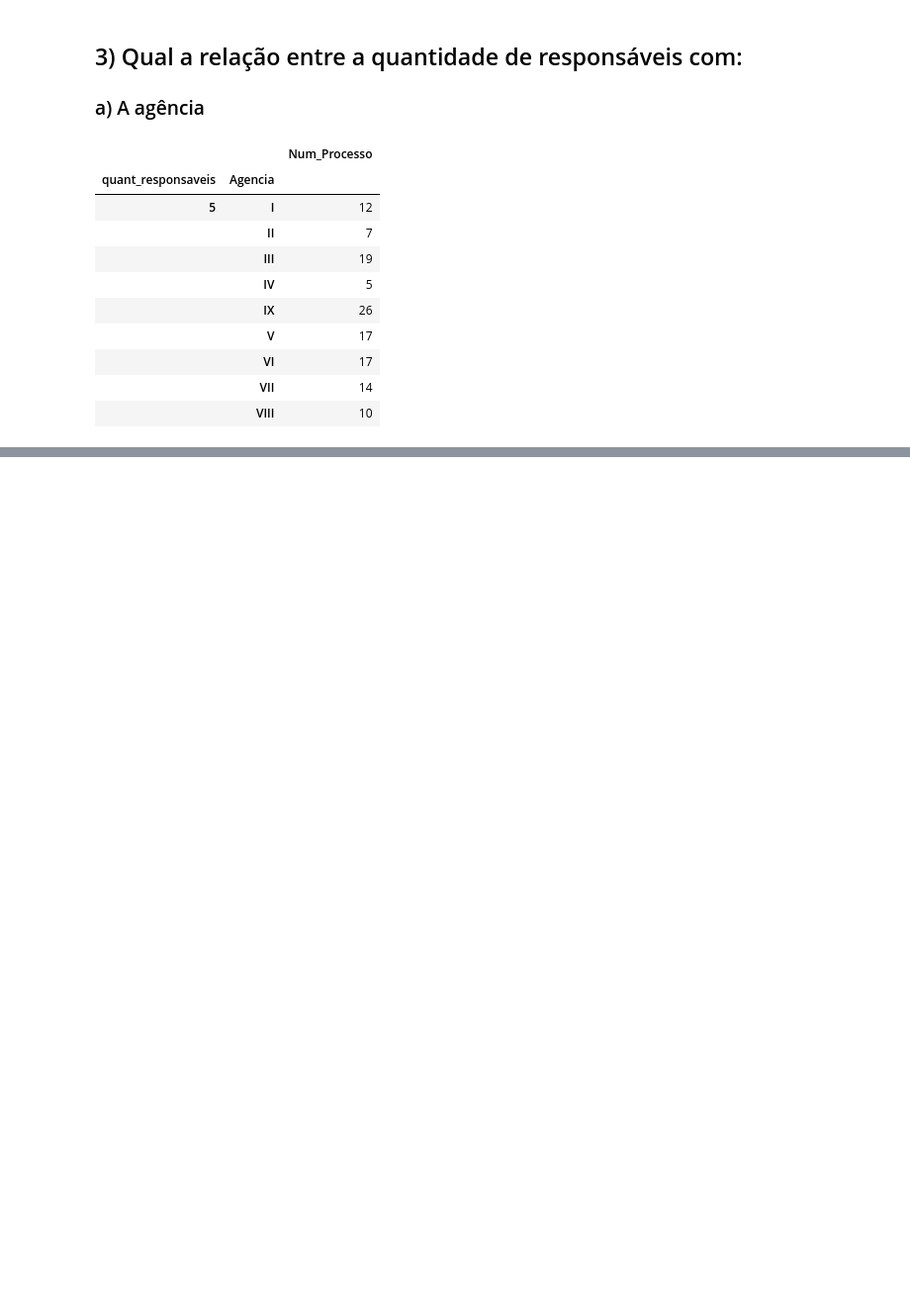
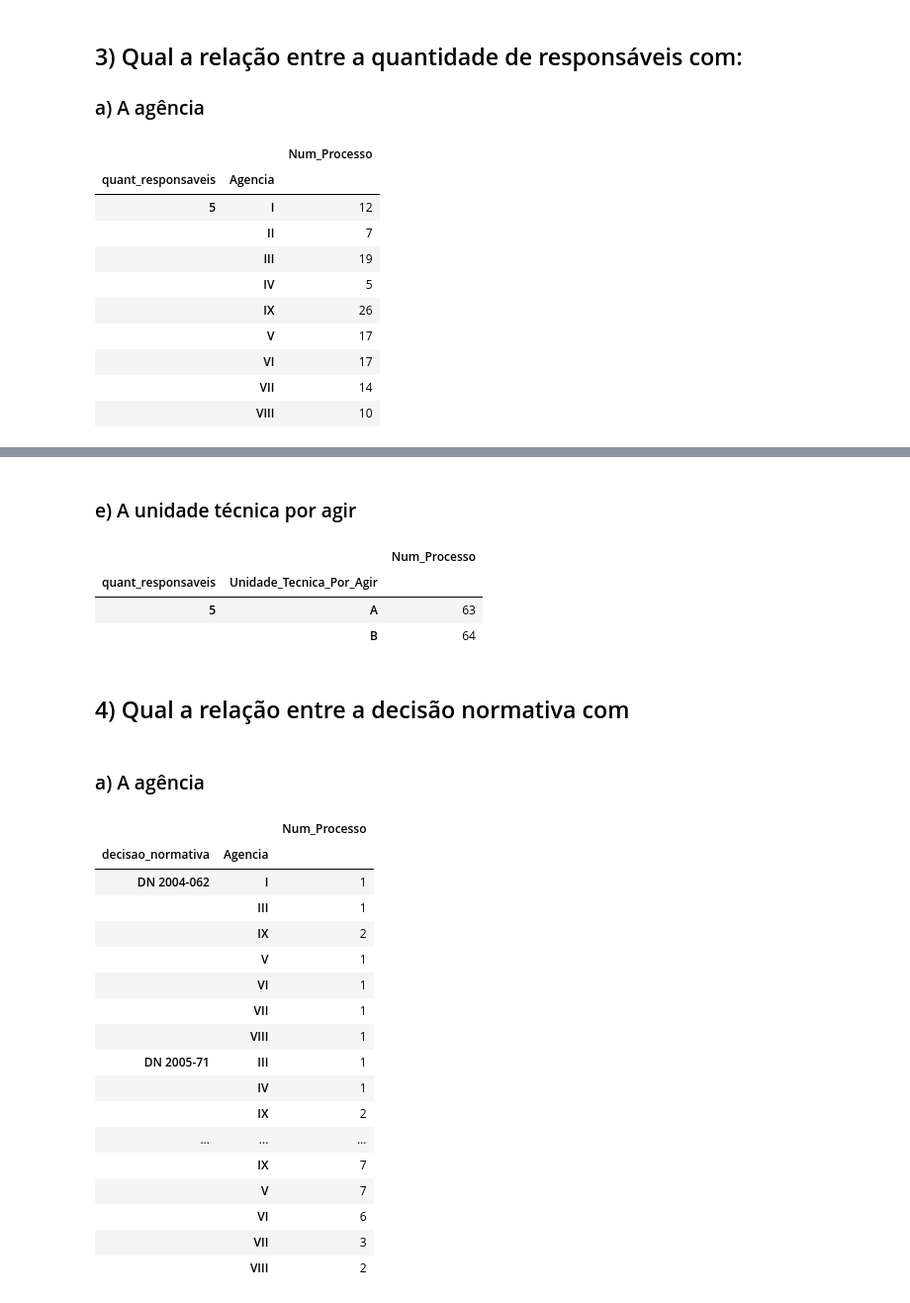
Before and after one commit to viguardieiro/FGV_CPDE_3EPS, a Jupyter notebook: Analyisis.ipynb, the cells around one changed output, grey strips where cells are left out. Shown at 99% size. Saved outputs shown, nothing was run; the diff lists cells and outputs as text; code cells hidden in the pictures; blank space fills up the shorter version.

```diff
--- a/Analyisis.ipynb
+++ b/Analyisis.ipynb
@@ -292,0 +316,34 @@ pd.DataFrame(data.groupby(["quant_responsaveis", "Agencia"]).count()["Num_Proces
+# %% [markdown]
+### e) A unidade técnica por agir
+# %%
+pd.DataFrame(data.groupby(["quant_responsaveis", "Unidade_Tecnica_Por_Agir"]).count()["Num_Processo"])
+# %% [output]
+|  |  | Num_Processo |
+| quant_responsaveis | Unidade_Tecnica_Por_Agir |  |
+| 5 | A | 63 |
+|  | B | 64 |
+# %% [markdown]
+## 4) Qual a relação entre a decisão normativa com
+# %% [markdown]
+### a) A agência
+# %%
+pd.DataFrame(data.groupby(["decisao_normativa", "Agencia"]).count()["Num_Processo"])
+# %% [output]
+|  |  | Num_Processo |
+| decisao_normativa | Agencia |  |
+| DN 2004-062 | I | 1 |
+|  | III | 1 |
+|  | IX | 2 |
+|  | V | 1 |
+|  | VI | 1 |
+|  | VII | 1 |
+|  | VIII | 1 |
+| DN 2005-71 | III | 1 |
+|  | IV | 1 |
+|  | IX | 2 |
+| ... | ... | ... |
+|  | IX | 7 |
+|  | V | 7 |
+|  | VI | 6 |
+|  | VII | 3 |
+|  | VIII | 2 |
```
Also changed, not shown: parts of 15 cells of this notebook.
